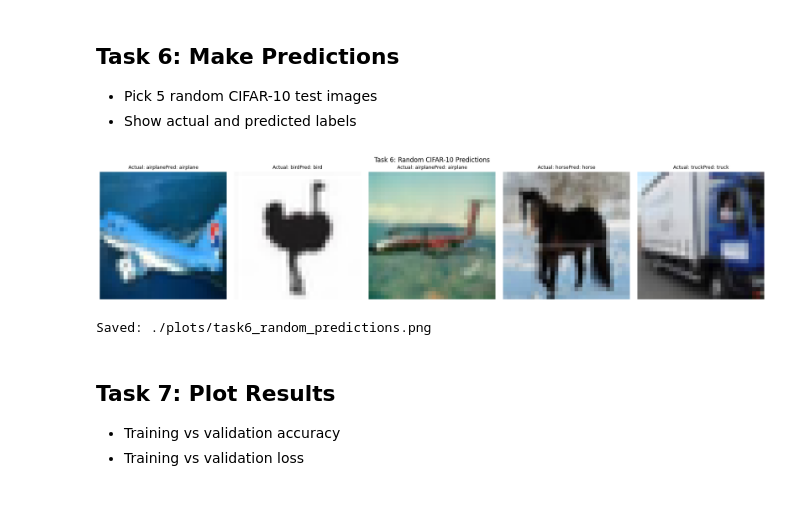
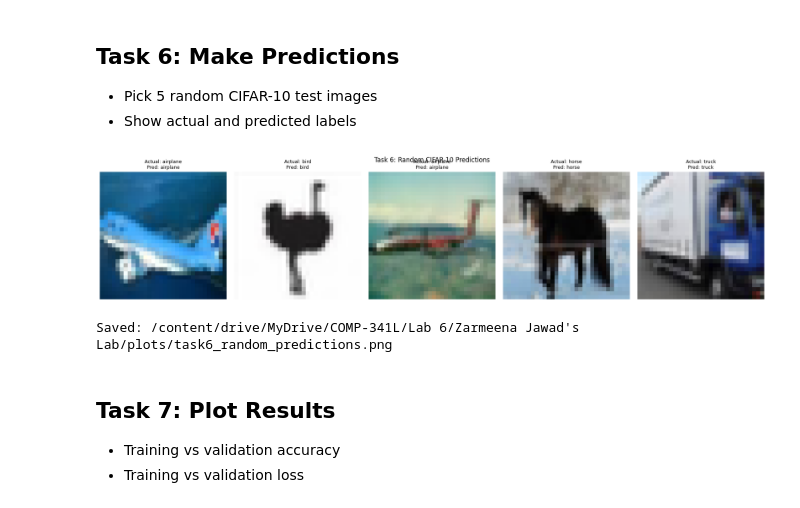
Before and after one commit to AliHamz10/Artificial-Neural-Networks-Lab-COMP-341L, a Jupyter notebook: Lab 6/Zarmeena Jawad's Lab/lab6_cnn_colab.ipynb, the cells around one changed output. Cells and saved outputs as stored; diff of their text form; code cells hidden in the pictures.

Commit message:
feat(lab6): finalize colab notebooks, reports, plots and lab06 pdfs

```diff
--- a/Lab 6/Zarmeena Jawad's Lab/lab6_cnn_colab.ipynb
+++ b/Lab 6/Zarmeena Jawad's Lab/lab6_cnn_colab.ipynb
@@ -27,17 +27,32 @@ random.seed(SEED)
 np.random.seed(SEED)
 tf.random.set_seed(SEED)
 
-# Set this to a Google Drive folder for persistent outputs in Colab.
-# Example:
-# BASE_DIR = '/content/drive/MyDrive/COMP-341L/Lab 6/Zarmeena Jawad's Lab'
-BASE_DIR = os.environ.get('LAB6_BASE_DIR', '.')
-PLOTS_DIR = os.path.join(BASE_DIR, 'plots')
-os.makedirs(PLOTS_DIR, exist_ok=True)
-
+STUDENT_NAME = 'Zarmeena Jawad'
+ROLL_NUMBER = 'B23F0115AI125'
+SECTION = 'AI Red'
 EPOCHS = 10
 BATCH_SIZE = 64
 
+IN_COLAB = False
+try:
+    from google.colab import drive
+    IN_COLAB = True
+except ModuleNotFoundError:
+    IN_COLAB = False
+
+if IN_COLAB:
+    drive.mount('/content/drive')
+    BASE_DIR = "/content/drive/MyDrive/COMP-341L/Lab 6/Zarmeena Jawad's Lab"
+else:
+    BASE_DIR = "."
+
+PLOTS_DIR = os.path.join(BASE_DIR, 'plots')
+os.makedirs(PLOTS_DIR, exist_ok=True)
+MODEL_PATH = os.path.join(BASE_DIR, 'cifar10_cnn_zarmeena.keras')
+
 print('TensorFlow version:', tf.__version__)
+print('IN_COLAB:', IN_COLAB)
 print('BASE_DIR:', os.path.abspath(BASE_DIR))
 print('PLOTS_DIR:', os.path.abspath(PLOTS_DIR))
+print('MODEL_PATH:', os.path.abspath(MODEL_PATH))
 # %% [output]
@@ -208,14 +229,3 @@ Final Validation Loss     : 0.7890
-# %%
-from google.colab import drive
-import os
-drive.mount('/content/drive')
-
-BASE_DIR = "/content/drive/MyDrive/COMP-341L/Lab 6/Zarmeena Jawad's Lab"
-PLOTS_DIR = os.path.join(BASE_DIR, "plots")
-os.makedirs(PLOTS_DIR, exist_ok=True)
-
-print("BASE_DIR:", BASE_DIR)
-print("PLOTS_DIR:", PLOTS_DIR)
 # %% [markdown]
 ## Task 5: Evaluate the Model
 - Compute test accuracy
@@ -299,24 +309,24 @@ Saved: ./plots/task5_classification_report.txt
 # %%
 rng = np.random.default_rng(SEED)
 indices = rng.choice(len(x_test), size=5, replace=False)
 
 fig, axes = plt.subplots(1, 5, figsize=(18, 4))
 for ax, idx in zip(axes, indices):
     ax.imshow(x_test[idx])
     actual = class_names[int(y_test[idx])]
     pred = class_names[int(y_pred[idx])]
-    ax.set_title(f'Actual: {actual}Pred: {pred}', fontsize=9)
+    ax.set_title(f'Actual: {actual}\nPred: {pred}', fontsize=9)
     ax.axis('off')
 
 plt.suptitle('Task 6: Random CIFAR-10 Predictions')
 plt.tight_layout()
 pred_path = os.path.join(PLOTS_DIR, 'task6_random_predictions.png')
 plt.savefig(pred_path, dpi=130, bbox_inches='tight')
 plt.show()
 print('Saved:', pred_path)
 # %% [output]
-[figure, old version]
+[figure, new version]
-Saved: ./plots/task6_random_predictions.png
+Saved: /content/drive/MyDrive/COMP-341L/Lab 6/Zarmeena Jawad's Lab/plots/task6_random_predictions.png
 # %% [markdown]
 ## Task 7: Plot Results
 - Training vs validation accuracy
```
Also changed, not shown: parts of 9 cells of this notebook, 20 other files.
